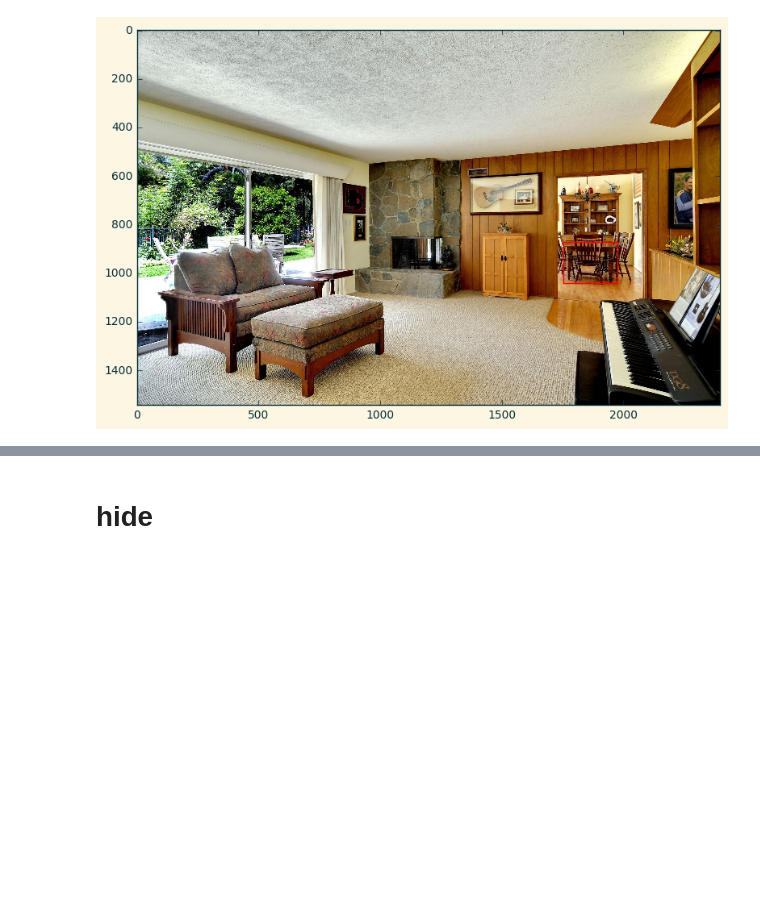
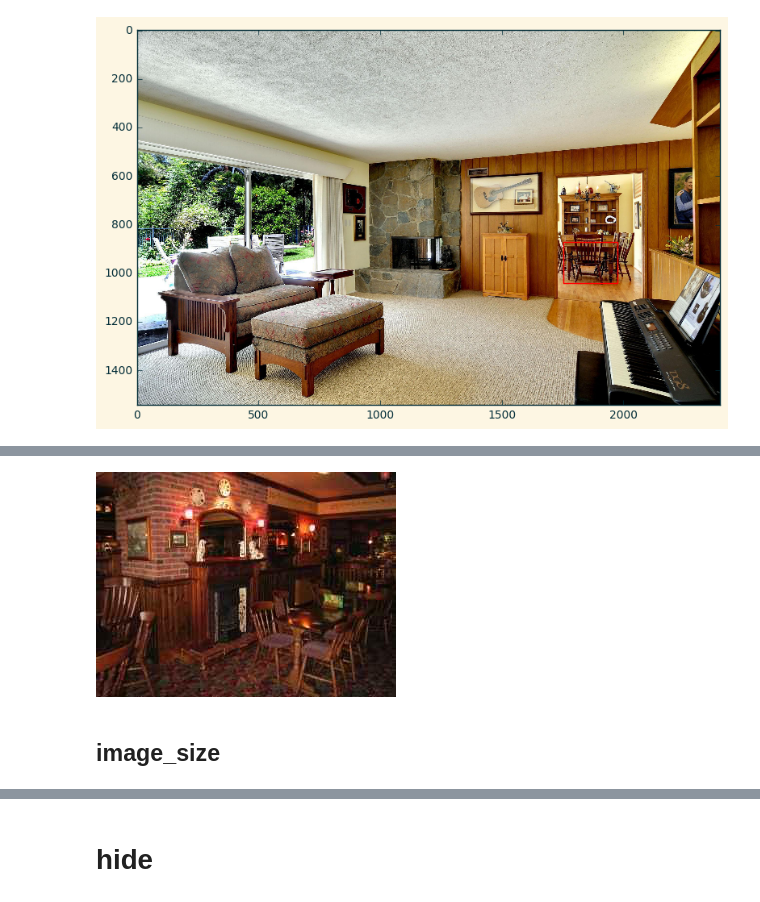
Before and after one commit to drschwenk/pqa_notebooks, a Jupyter notebook: ade_image_selection.ipynb, the cells around one changed output, grey strips where cells are left out. Saved outputs shown, nothing was run; the diff lists cells and outputs as text; code cells hidden in the pictures; blank space fills up the shorter version.

```diff
--- a/ade_image_selection.ipynb
+++ b/ade_image_selection.ipynb
@@ -921,0 +930,10 @@ table
+# %%
+dim_image_df = ade_train_df[(ade_train_df['origin_brightness'] < 75)]
+dim_images = pd.unique(dim_image_df['origin_image'])
+random_img = np.random.choice(dim_images, 1).item()
+# %%
+Image.open(flat_image_dir + random_img)
+# %% [output]
+[figure, added]
+# %% [markdown]
+## image_size
```
Also changed, not shown: parts of 13 cells of this notebook.
